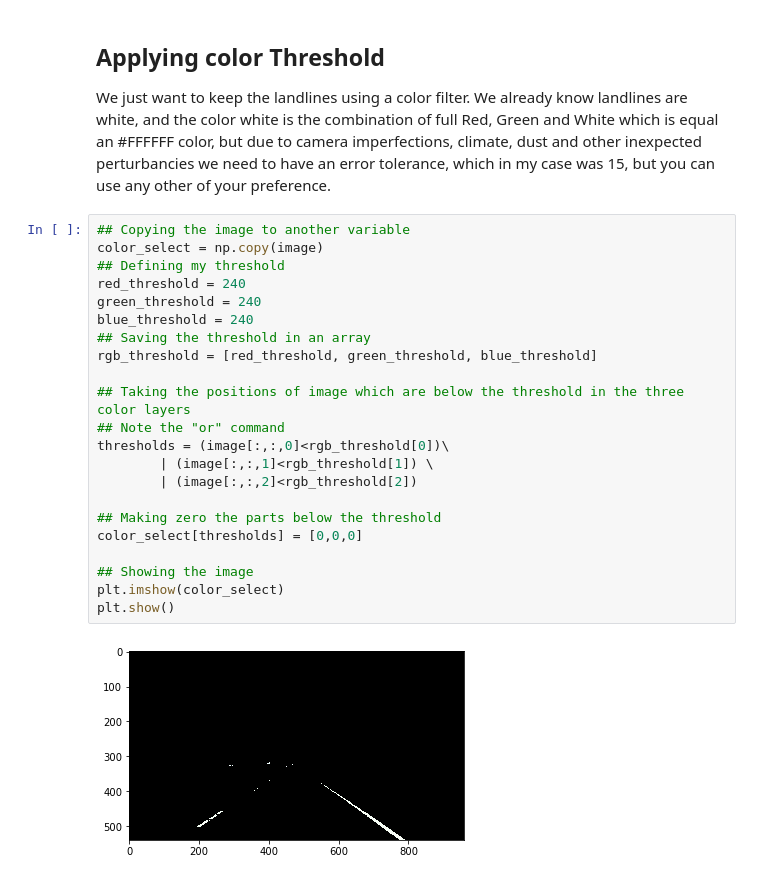
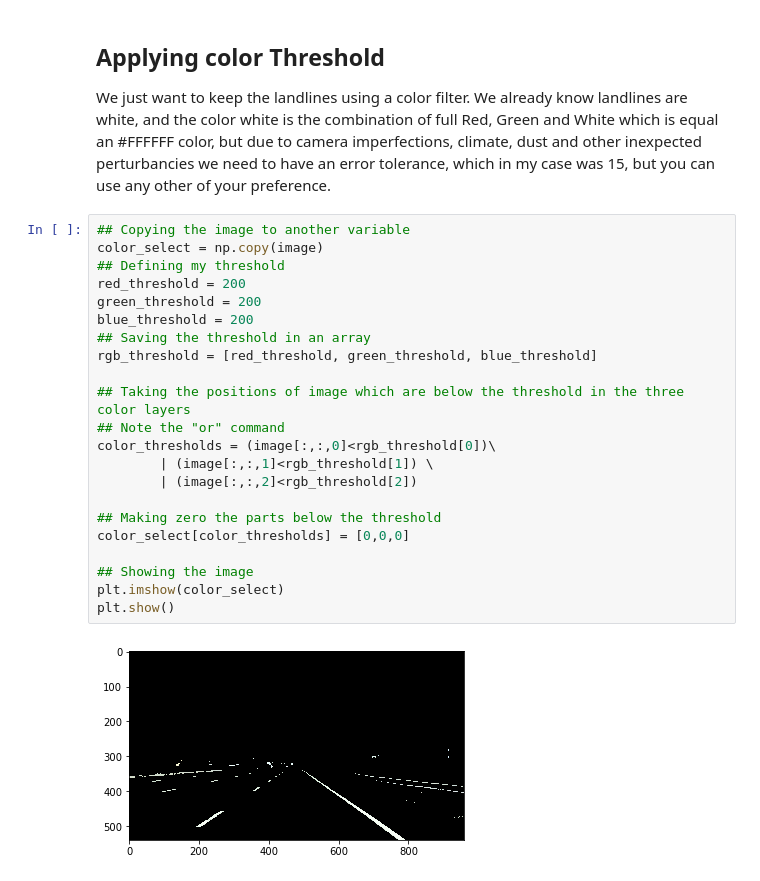
Before and after one commit to rbtluisenriquerbt/selfdrivingcarnanodegree, a Jupyter notebook: Project1/Project 1.ipynb, the cells around one changed output. Saved outputs shown, nothing was run; the diff lists cells and outputs as text.

Commit message:
Until mixed selection

```diff
--- a/Project1/Project 1.ipynb
+++ b/Project1/Project 1.ipynb
@@ -42,24 +42,24 @@ We just want to keep the landlines using a color filter. We already know landlin
 # %%
 ## Copying the image to another variable
 color_select = np.copy(image)
 ## Defining my threshold
-red_threshold = 240
-green_threshold = 240
-blue_threshold = 240
+red_threshold = 200
+green_threshold = 200
+blue_threshold = 200
 ## Saving the threshold in an array
 rgb_threshold = [red_threshold, green_threshold, blue_threshold]
 
 ## Taking the positions of image which are below the threshold in the three color layers
 ## Note the "or" command
-thresholds = (image[:,:,0]<rgb_threshold[0])\
+color_thresholds = (image[:,:,0]<rgb_threshold[0])\
         | (image[:,:,1]<rgb_threshold[1]) \
         | (image[:,:,2]<rgb_threshold[2])
 
 ## Making zero the parts below the threshold
-color_select[thresholds] = [0,0,0]
+color_select[color_thresholds] = [0,0,0]
 
 ## Showing the image
 plt.imshow(color_select)
 plt.show()
 # %% [output]
-[figure, old version]
+[figure, new version]
```
Also changed, not shown: parts of 12 cells of this notebook.
